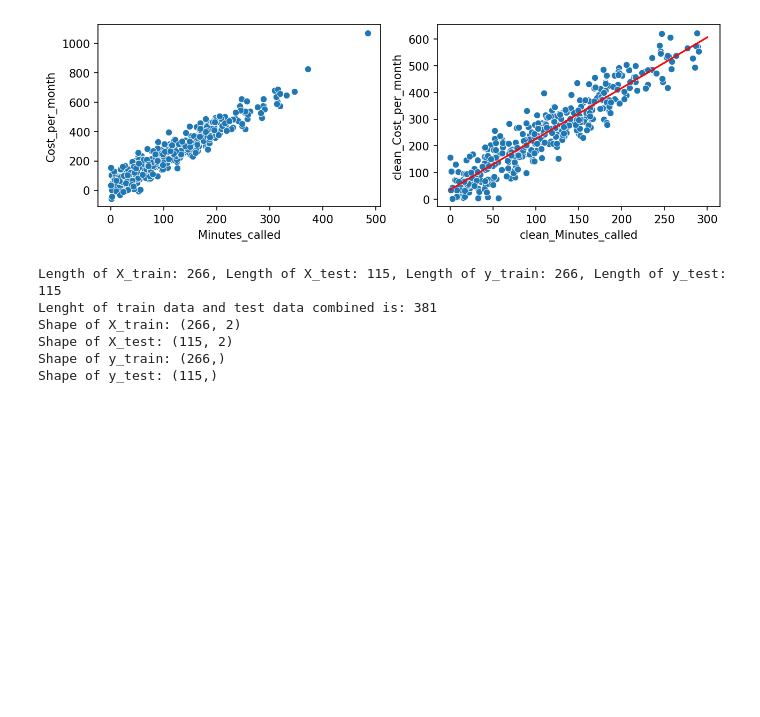
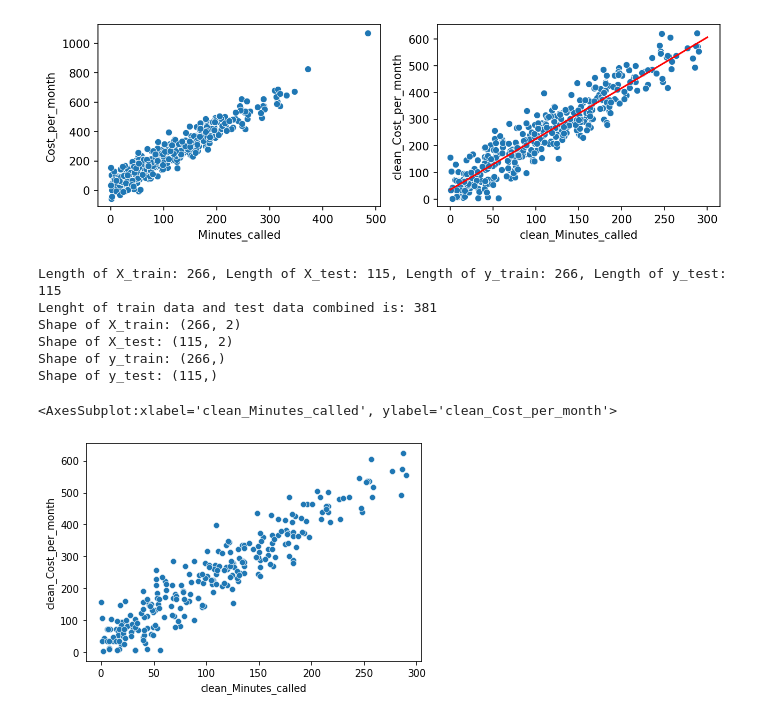
Before and after one commit to FabianAndersson17/Machinelearning-Fabian-Andersson, a Jupyter notebook: Exercises/Exercise_0_Linear_regression.ipynb, the cells around one changed output. Drawn from its saved outputs; the diff is of its cells as text; code cells hidden in the pictures; blank space fills up the shorter version.

```diff
--- a/Exercises/Exercise_0_Linear_regression.ipynb
+++ b/Exercises/Exercise_0_Linear_regression.ipynb
@@ -70,3 +70,10 @@ Shape of X_train: (266, 2)
 Shape of X_test: (115, 2)
 Shape of y_train: (266,)
 Shape of y_test: (115,)
+# %%
+(X_train, X_test, y_train, y_test) = train_test_split(clean_phone_data["clean_Minutes_called"], clean_phone_data["clean_Cost_per_month"])
+
+sns.scatterplot(x=X_train["clean_Minutes_called"], y=y_train)
+# %% [output]
+<AxesSubplot:xlabel='clean_Minutes_called', ylabel='clean_Cost_per_month'>
+[figure, added]
```
